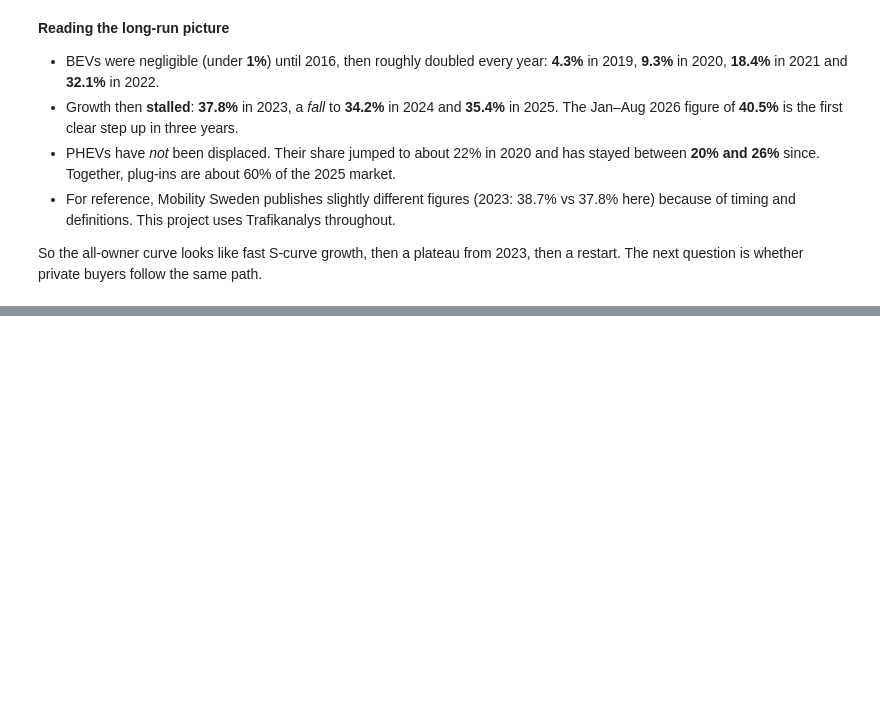
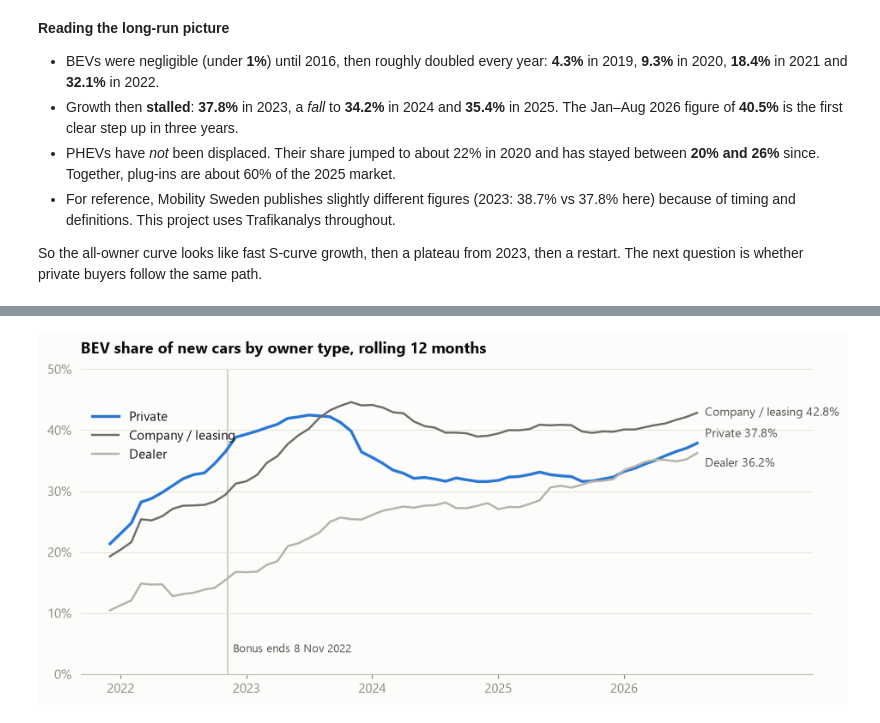
Before and after one commit to suv999/sweden-ev-adoption, a Jupyter notebook: notebooks/01_eda.ipynb, the cells around one changed output, grey strips where cells are left out. Drawn from its saved outputs; the diff is of its cells as text; code cells hidden in the pictures; blank space fills up the shorter version.

```diff
--- a/notebooks/01_eda.ipynb
+++ b/notebooks/01_eda.ipynb
@@ -167,0 +194,20 @@ So the all-owner curve looks like fast S-curve growth, then a plateau from 2023,
+# %%
+fig, ax = plt.subplots()
+styles = {"private": (BLUE, 2.2, "Private"), "company": (GREY_DARK, 1.6, "Company / leasing"),
+          "dealer": (GREY_LIGHT, 1.6, "Dealer")}
+for o, (color, lw, name) in styles.items():
+    s = r12(by_owner[o])
+    ax.plot(s.index, s, color=color, lw=lw, label=name)
+    label_end(ax, s, f"{name} {s.iloc[-1]:.1%}", dy={"private": 7, "company": 0, "dealer": -8}[o])
+mark_bonus(ax, y=0.1)
+ax.yaxis.set_major_formatter(PCT)
+ax.set_ylim(0, 0.5)
+ax.set_xlim(right=LAST + pd.DateOffset(months=11))
+ax.set_xticks(pd.date_range(f"{months[0].year + 1}-01-01", f"{LAST.year}-01-01", freq="YS"))
+ax.xaxis.set_major_formatter(mpl.dates.DateFormatter("%Y"))
+ax.set_title("BEV share of new cars by owner type, rolling 12 months")
+ax.legend(loc="upper left", bbox_to_anchor=(0, 0.9))
+save(fig, "01_bev_share_by_owner")
+plt.show()
+# %% [output]
+[figure, added]
```
Also changed, not shown: parts of 4 cells of this notebook, 2 other files.
